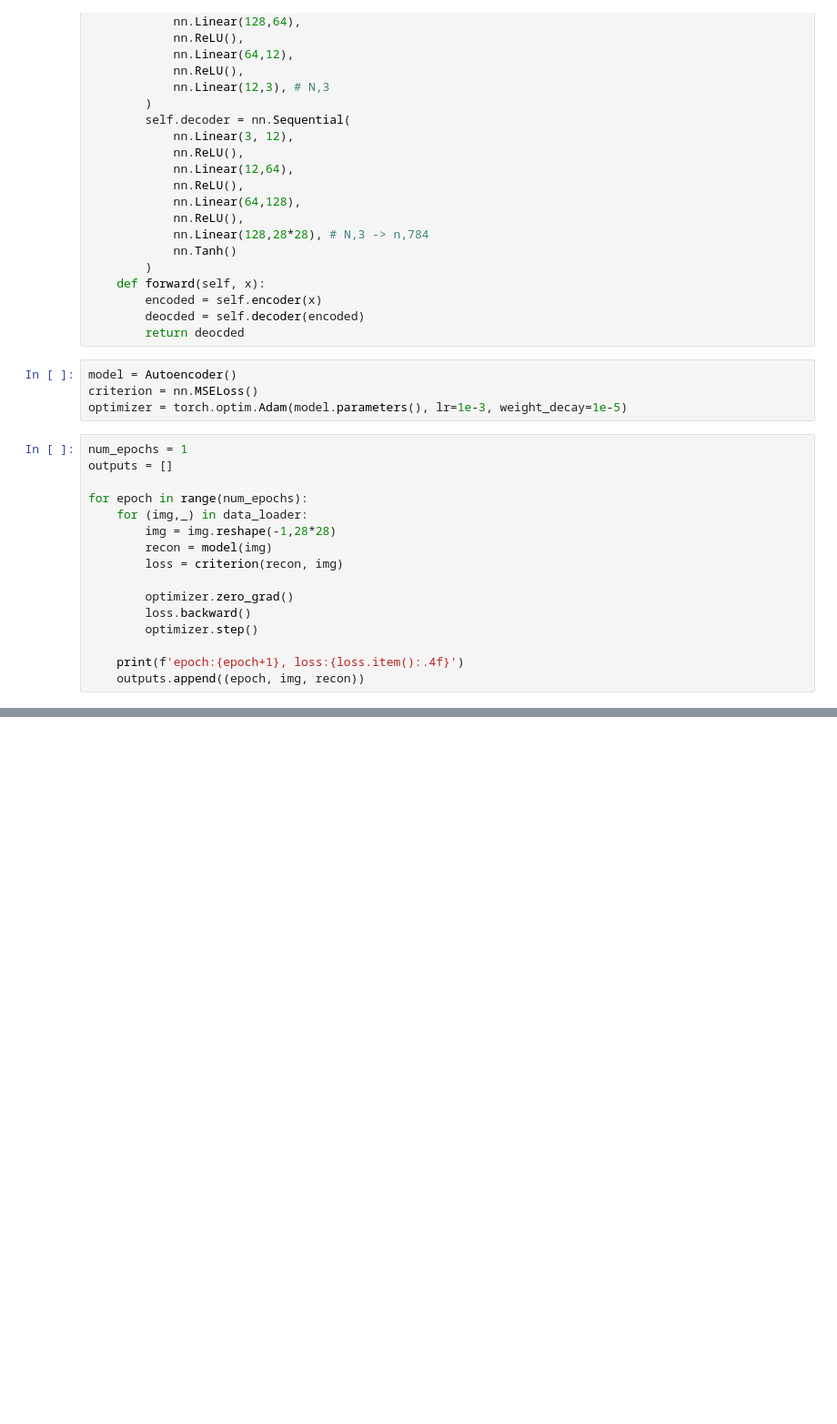
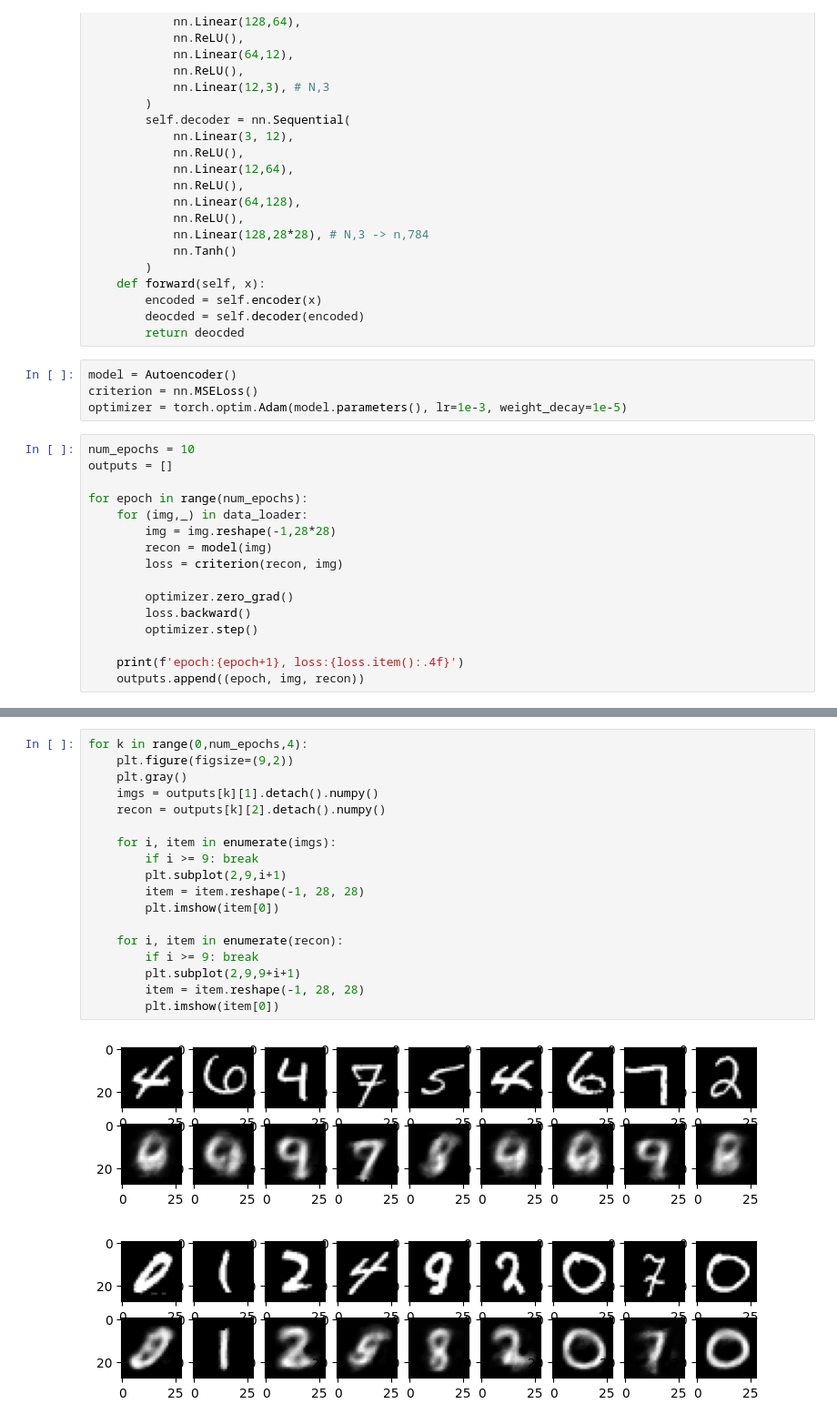
Before and after one commit to GAujla/autoencoders, a Jupyter notebook: autoencoder.ipynb, the cells around one changed output, grey strips where cells are left out. Shown at 91% size. Saved outputs shown, nothing was run; the diff lists cells and outputs as text; blank space fills up the shorter version.

Commit message:
feat: added plottin

```diff
--- a/autoencoder.ipynb
+++ b/autoencoder.ipynb
@@ -55,7 +55,7 @@ model = Autoencoder()
 criterion = nn.MSELoss()
 optimizer = torch.optim.Adam(model.parameters(), lr=1e-3, weight_decay=1e-5)
 # %%
-num_epochs = 1
+num_epochs = 10
 outputs = []
 
 for epoch in range(num_epochs):
@@ -74,0 +84,21 @@ epoch:1, loss:0.1886
+# %%
+for k in range(0,num_epochs,4):
+    plt.figure(figsize=(9,2))
+    plt.gray()
+    imgs = outputs[k][1].detach().numpy()
+    recon = outputs[k][2].detach().numpy()
+
+    for i, item in enumerate(imgs):
+        if i >= 9: break
+        plt.subplot(2,9,i+1)
+        item = item.reshape(-1, 28, 28)
+        plt.imshow(item[0])
+
+    for i, item in enumerate(recon):
+        if i >= 9: break
+        plt.subplot(2,9,9+i+1)
+        item = item.reshape(-1, 28, 28)
+        plt.imshow(item[0])
+# %% [output]
+[figure, added]
+[figure, added]
```
Also changed, not shown: parts of 2 cells of this notebook.
